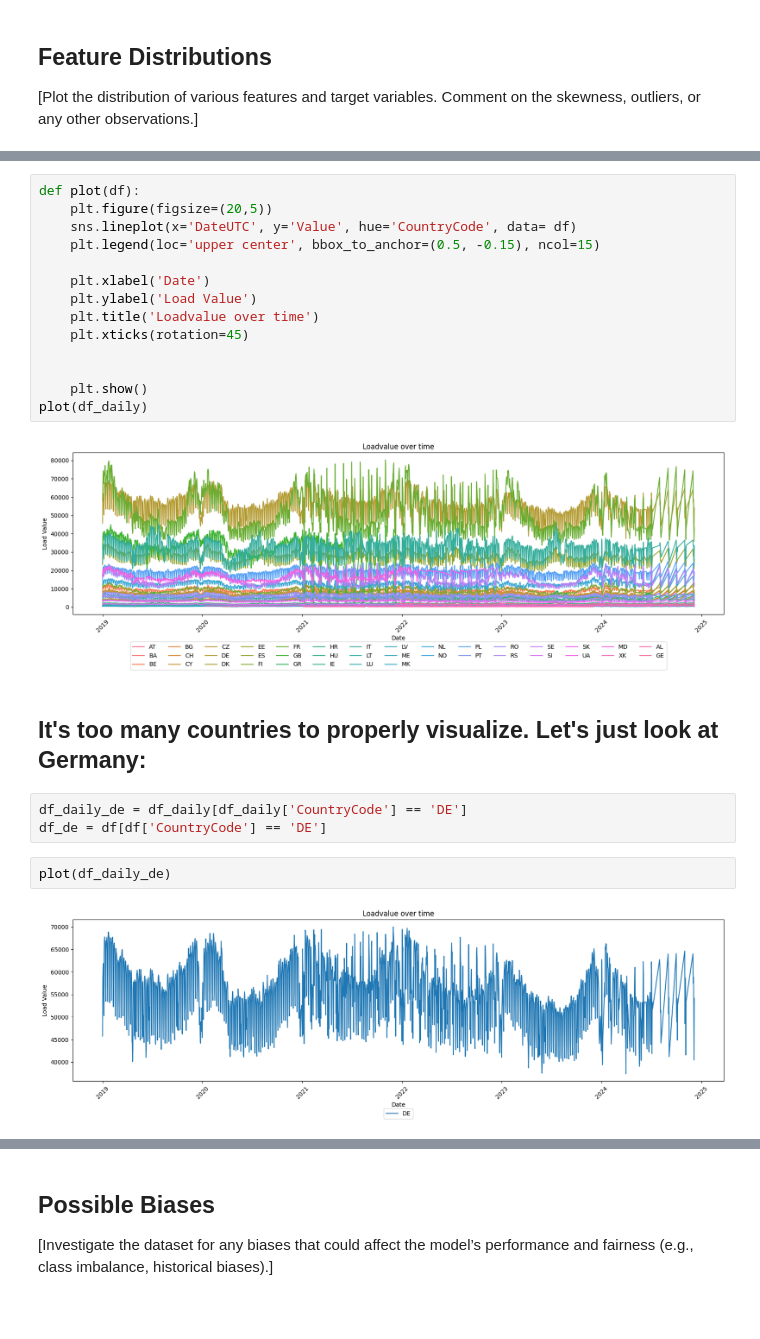
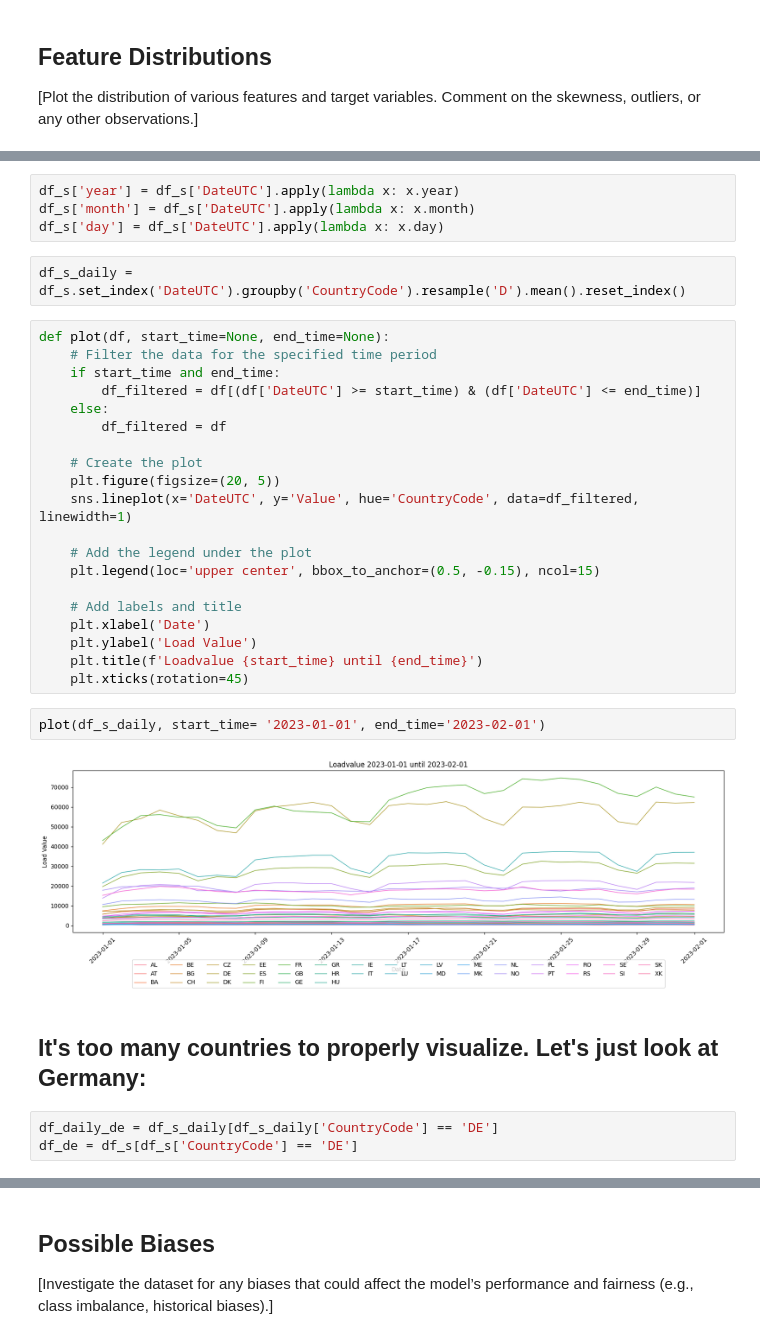
Before and after one commit to Timson1235/energy-timeseries-project, a Jupyter notebook: 1_DatasetCharacteristics/exploratory_data_analysis.ipynb, the cells around one changed output, grey strips where cells are left out. Saved outputs shown, nothing was run; the diff lists cells and outputs as text; blank space fills up the shorter version.

```diff
--- a/1_DatasetCharacteristics/exploratory_data_analysis.ipynb
+++ b/1_DatasetCharacteristics/exploratory_data_analysis.ipynb
@@ -125,25 +140,35 @@ df_daily = df_s.groupby([df_s['DateUTC'].dt.date, 'CountryCode'])['Value'].mean(
+# %%
+df_s['year'] = df_s['DateUTC'].apply(lambda x: x.year)
+df_s['month'] = df_s['DateUTC'].apply(lambda x: x.month)
+df_s['day'] = df_s['DateUTC'].apply(lambda x: x.day)
+# %%
+df_s_daily = df_s.set_index('DateUTC').groupby('CountryCode').resample('D').mean().reset_index()
 # %%
-def plot(df):
-    plt.figure(figsize=(20,5))
-    sns.lineplot(x='DateUTC', y='Value', hue='CountryCode', data= df)
+def plot(df, start_time=None, end_time=None):
+    # Filter the data for the specified time period
+    if start_time and end_time:
+        df_filtered = df[(df['DateUTC'] >= start_time) & (df['DateUTC'] <= end_time)]
+    else:
+        df_filtered = df
+
+    # Create the plot
+    plt.figure(figsize=(20, 5))
+    sns.lineplot(x='DateUTC', y='Value', hue='CountryCode', data=df_filtered, linewidth=1)
+
+    # Add the legend under the plot
     plt.legend(loc='upper center', bbox_to_anchor=(0.5, -0.15), ncol=15)
 
+    # Add labels and title
     plt.xlabel('Date')
     plt.ylabel('Load Value')
-    plt.title('Loadvalue over time')
+    plt.title(f'Loadvalue {start_time} until {end_time}')
     plt.xticks(rotation=45)
-
-
-    plt.show()
-plot(df_daily)
-# %% [output]
-[figure, removed]
+# %%
+plot(df_s_daily, start_time= '2023-01-01', end_time='2023-02-01')
+# %% [output]
+[figure, added]
 # %% [markdown]
 ## It's too many countries to properly visualize. Let's just look at Germany:
 # %%
-df_daily_de = df_daily[df_daily['CountryCode'] == 'DE']
-df_de = df[df['CountryCode'] == 'DE']
+df_daily_de = df_s_daily[df_s_daily['CountryCode'] == 'DE']
+df_de = df_s[df_s['CountryCode'] == 'DE']
-# %%
-plot(df_daily_de)
-# %% [output]
-[figure, removed]
```
Also changed, not shown: parts of 8 cells of this notebook, 1 other file.
